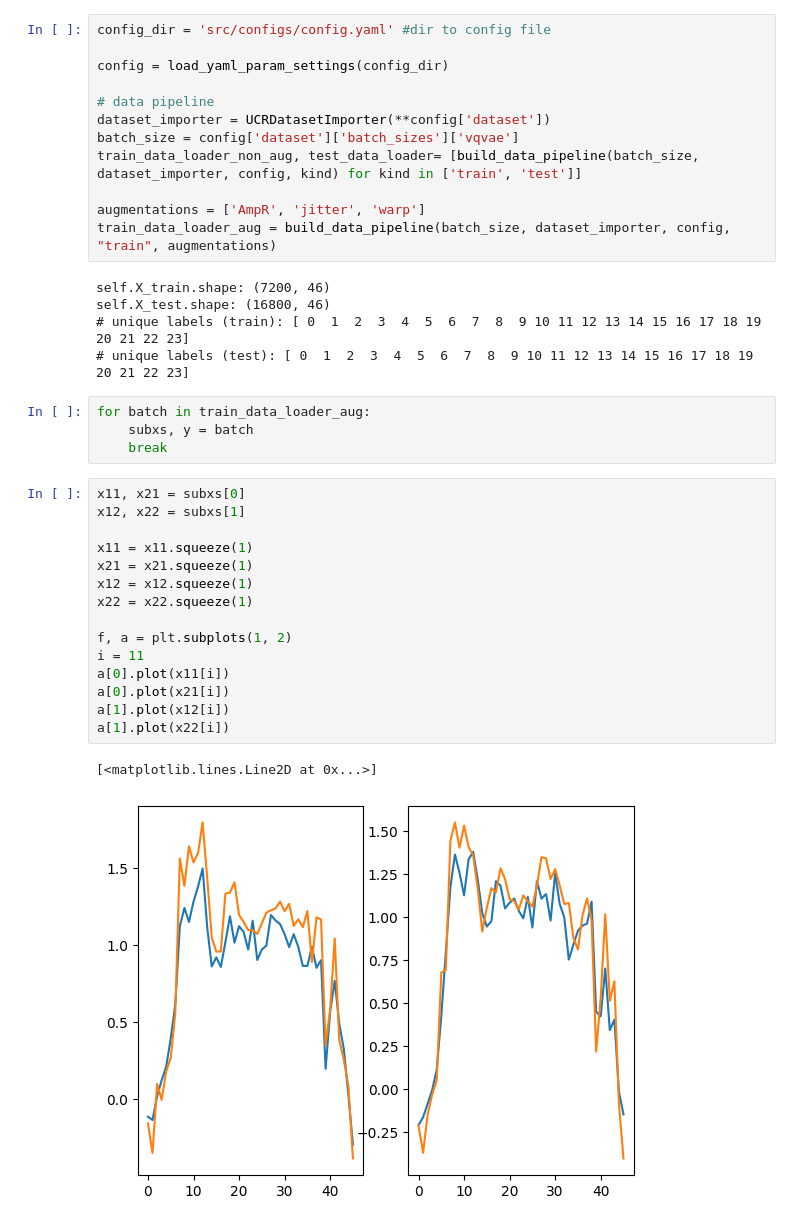
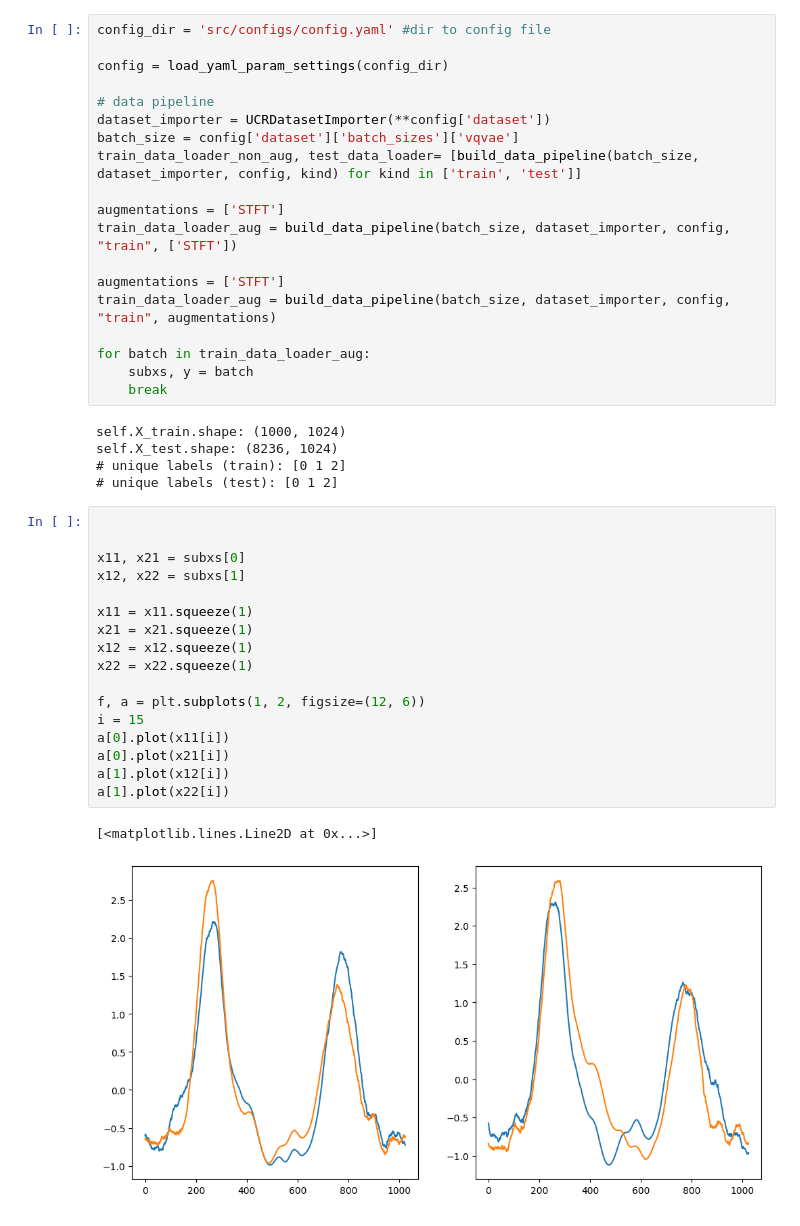
Before and after one commit to erlendlokna/CV-SSL-VQVAE-Framework, a Jupyter notebook: test.ipynb, the cells around one changed output. Cells and saved outputs as stored; diff of their text form.

```diff
--- a/test.ipynb
+++ b/test.ipynb
@@ -25,32 +26,37 @@ dataset_importer = UCRDatasetImporter(**config['dataset'])
 batch_size = config['dataset']['batch_sizes']['vqvae']
 train_data_loader_non_aug, test_data_loader= [build_data_pipeline(batch_size, dataset_importer, config, kind) for kind in ['train', 'test']]
 
-augmentations = ['AmpR', 'jitter', 'warp']
+augmentations = ['STFT']
+train_data_loader_aug = build_data_pipeline(batch_size, dataset_importer, config, "train", ['STFT'])
+
+augmentations = ['STFT']
 train_data_loader_aug = build_data_pipeline(batch_size, dataset_importer, config, "train", augmentations)
+
+for batch in train_data_loader_aug:
+    subxs, y = batch
+    break
 # %% [output]
-self.X_train.shape: (7200, 46)
-self.X_test.shape: (16800, 46)
-# unique labels (train): [ 0  1  2  3  4  5  6  7  8  9 10 11 12 13 14 15 16 17 18 19 20 21 22 23]
-# unique labels (test): [ 0  1  2  3  4  5  6  7  8  9 10 11 12 13 14 15 16 17 18 19 20 21 22 23]
+self.X_train.shape: (1000, 1024)
+self.X_test.shape: (8236, 1024)
+# unique labels (train): [0 1 2]
+# unique labels (test): [0 1 2]
-# %%
-for batch in train_data_loader_aug:
-    subxs, y = batch
-    break
 # %%
+
+
 x11, x21 = subxs[0]
 x12, x22 = subxs[1]
 
 x11 = x11.squeeze(1)
 x21 = x21.squeeze(1)
 x12 = x12.squeeze(1)
 x22 = x22.squeeze(1)
 
-f, a = plt.subplots(1, 2)
-i = 11
+f, a = plt.subplots(1, 2, figsize=(12, 6))
+i = 15
 a[0].plot(x11[i])
 a[0].plot(x21[i])
 a[1].plot(x12[i])
 a[1].plot(x22[i])
 # %% [output]
 [<matplotlib.lines.Line2D at 0x...>]
-[figure, old version]
+[figure, new version]
```
Also changed, not shown: parts of 1 cell of this notebook, 12 other files.
